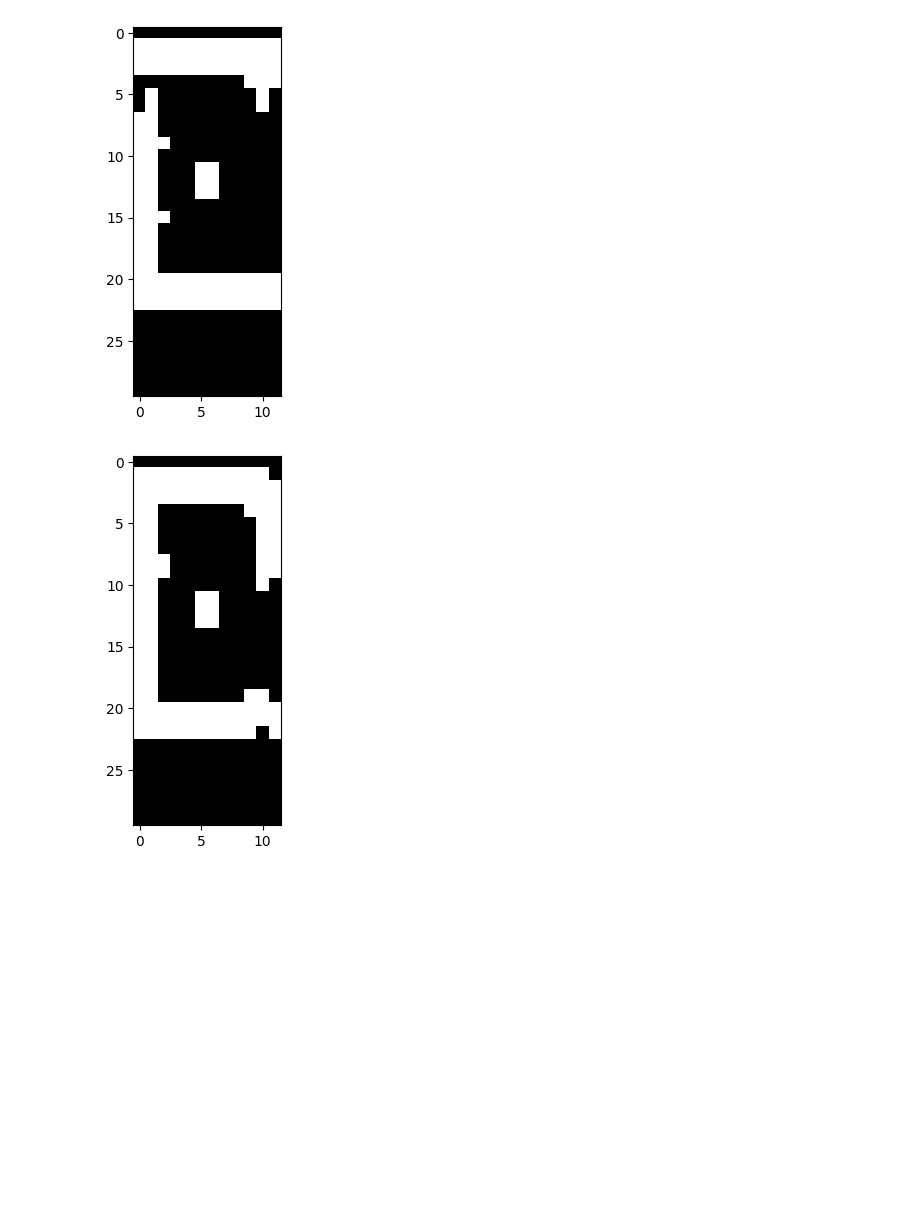
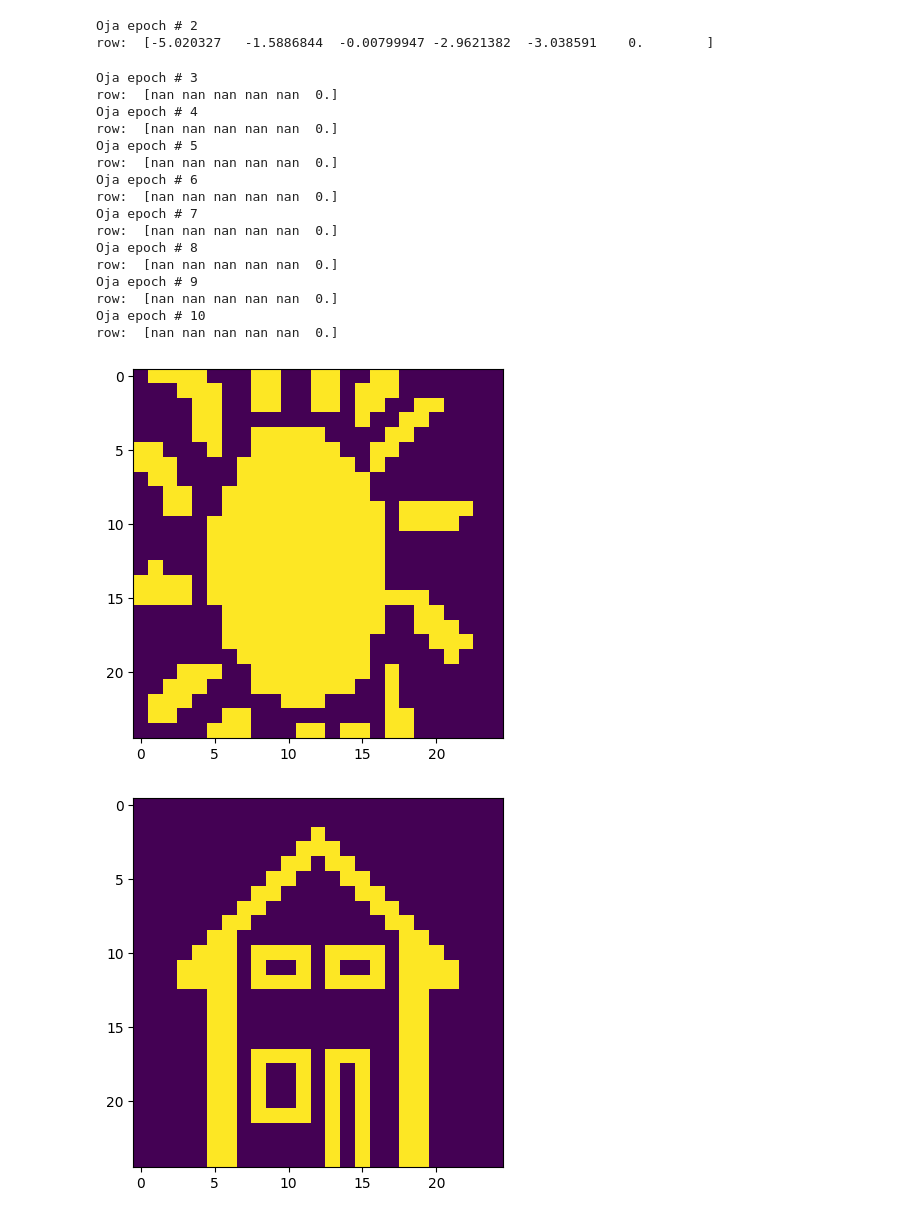
Before and after one commit to mieszkowskiff/NeuralNetwork, a Jupyter notebook: hopfield/main.ipynb, the cells around one changed output. Saved outputs shown, nothing was run; the diff lists cells and outputs as text; code cells hidden in the pictures; blank space fills up the shorter version.

```diff
--- a/hopfield/main.ipynb
+++ b/hopfield/main.ipynb
@@ -14,7 +14,7 @@ datasets = ["animals-14x9.csv",
                 "OCRA-12x30-cut.csv",
                 "small-7x7.csv"]
 # %%
-train, dims = read_csv.read_patterns('./../data/hopfield/' + datasets[5])
+train, dims = read_csv.read_patterns('./../data/hopfield/' + datasets[1])
 num_of_patterns = train.shape[0]
 # %%
 # save training data as .png
@@ -57,4 +55,4 @@ HN = hopfield_net.HopfieldNet(
 HN.HEBB_training(train)
 for i in range(num_of_patterns):
     last_x = HN.forward(dims, init_x = X[i], epochs = 200, animation = False)
-    display.save_img(last_x, dims, "./../data/hopfield/hebb/h" + str(i+1) + ".png")
+    # display.save_img(last_x, dims, "./../data/hopfield/hebb/h" + str(i+1) + ".png")
@@ -73,7 +63,7 @@ HN2 = hopfield_net.HopfieldNet(
     dynamics = CONST_DYNAMICS_TYPE[dynamics]
 )
 # %%
-HN2.OJA_training(train, 30)
+HN2.OJA_training(train, 10)
 for i in range(num_of_patterns):
     #wait = input()
     last_x = HN.forward(dims, init_x = X[i], epochs = 100, animation = False)
@@ -102,2 +78,20 @@ row:  [0.10531399 0.11733659 0.13021141 0.14400631 0.15878943 0.        ]
+Oja epoch # 2
+row:  [-5.020327   -1.5886844  -0.00799947 -2.9621382  -3.038591    0.        ]
+Oja epoch # 3
+row:  [nan nan nan nan nan  0.]
+Oja epoch # 4
+row:  [nan nan nan nan nan  0.]
+Oja epoch # 5
+row:  [nan nan nan nan nan  0.]
+Oja epoch # 6
+row:  [nan nan nan nan nan  0.]
+Oja epoch # 7
+row:  [nan nan nan nan nan  0.]
+Oja epoch # 8
+row:  [nan nan nan nan nan  0.]
+Oja epoch # 9
+row:  [nan nan nan nan nan  0.]
+Oja epoch # 10
+row:  [nan nan nan nan nan  0.]
-[figure, old version]
+[figure, new version]
-[figure, old version]
+[figure, new version]
```
Also changed, not shown: parts of 4 cells of this notebook, 8 other files.
